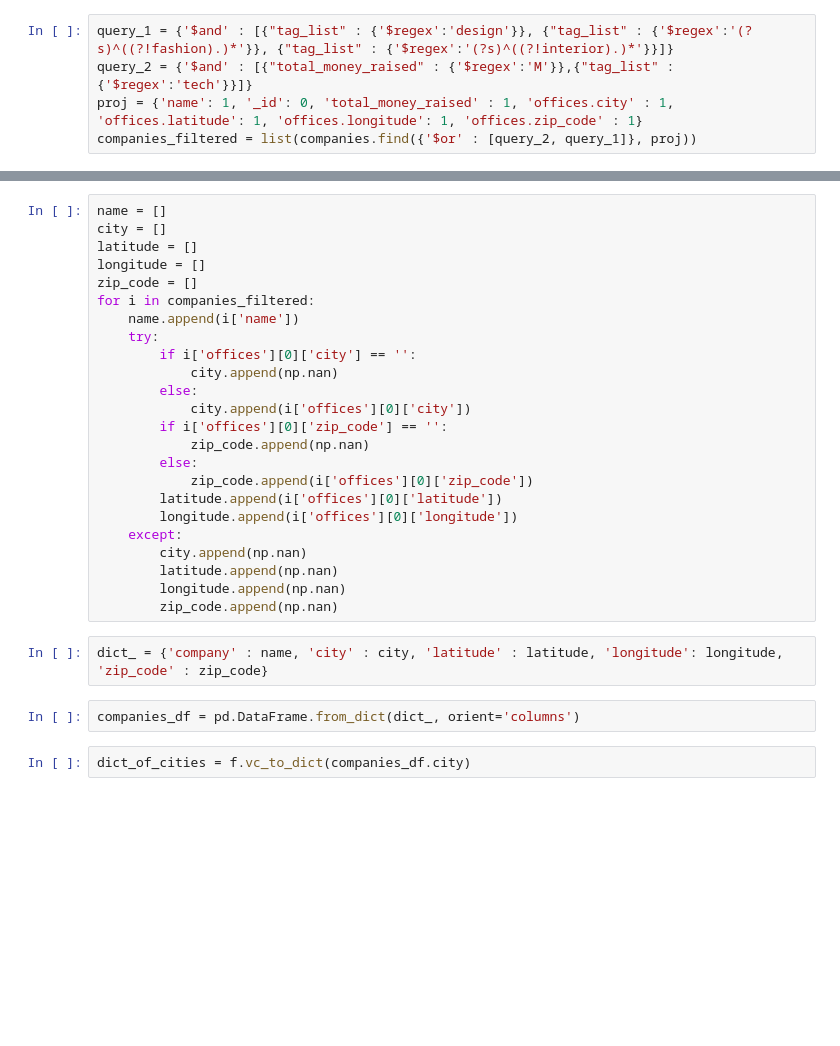
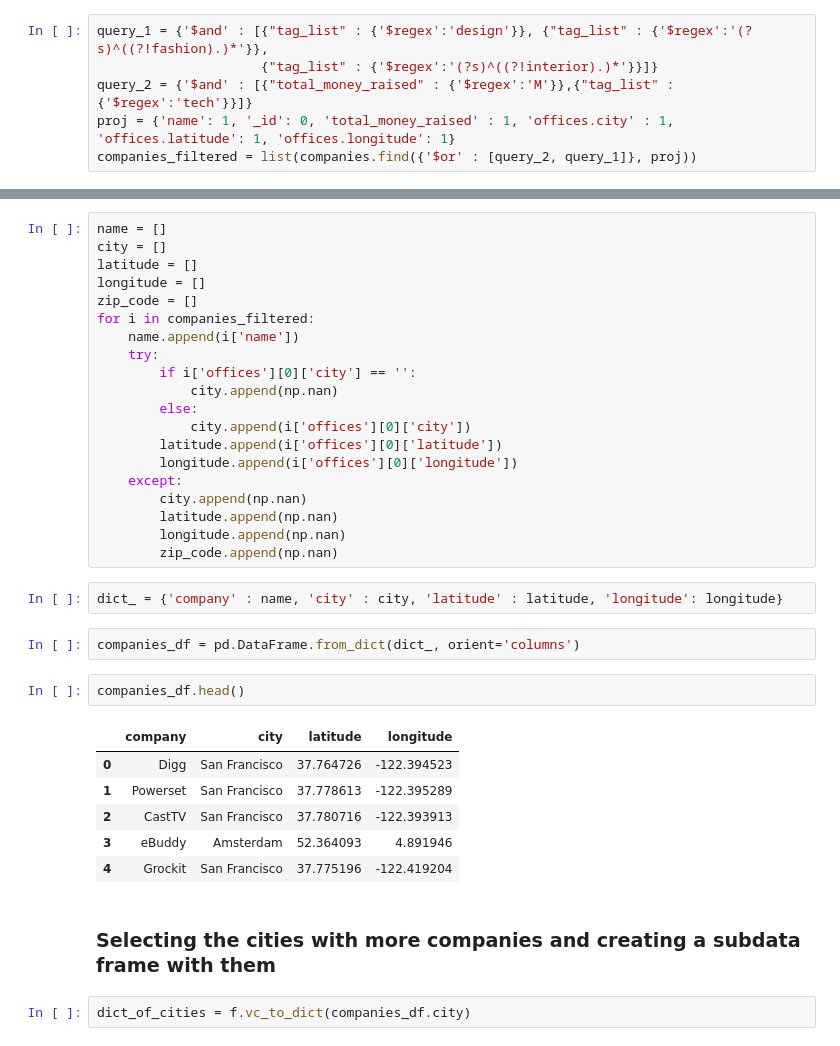
Before and after one commit to julistary/GeoSpatial_Data_Project, a Jupyter notebook: 1.selecting_cities.ipynb, the cells around one changed output, grey strips where cells are left out. Saved outputs shown, nothing was run; the diff lists cells and outputs as text; blank space fills up the shorter version.

```diff
--- a/1.selecting_cities.ipynb
+++ b/1.selecting_cities.ipynb
@@ -16,7 +30,8 @@ All the tech companies that have raised at least 1 Million dollars
 # %%
-query_1 = {'$and' : [{"tag_list" : {'$regex':'design'}}, {"tag_list" : {'$regex':'(?s)^((?!fashion).)*'}}, {"tag_list" : {'$regex':'(?s)^((?!interior).)*'}}]}
+query_1 = {'$and' : [{"tag_list" : {'$regex':'design'}}, {"tag_list" : {'$regex':'(?s)^((?!fashion).)*'}},
+                     {"tag_list" : {'$regex':'(?s)^((?!interior).)*'}}]}
 query_2 = {'$and' : [{"total_money_raised" : {'$regex':'M'}},{"tag_list" : {'$regex':'tech'}}]}
-proj = {'name': 1, '_id': 0, 'total_money_raised' : 1, 'offices.city' : 1, 'offices.latitude': 1, 'offices.longitude': 1, 'offices.zip_code' : 1}
+proj = {'name': 1, '_id': 0, 'total_money_raised' : 1, 'offices.city' : 1, 'offices.latitude': 1, 'offices.longitude': 1}
 companies_filtered = list(companies.find({'$or' : [query_2, query_1]}, proj))
 # %%
 companies_filtered[0]
@@ -40,10 +56,6 @@ for i in companies_filtered:
             city.append(np.nan)
         else:
             city.append(i['offices'][0]['city'])
-        if i['offices'][0]['zip_code'] == '':
-            zip_code.append(np.nan)
-        else:
-            zip_code.append(i['offices'][0]['zip_code'])
         latitude.append(i['offices'][0]['latitude'])
         longitude.append(i['offices'][0]['longitude'])
     except:
@@ -52,9 +64,20 @@ for i in companies_filtered:
         longitude.append(np.nan)
         zip_code.append(np.nan)
 # %%
-dict_ = {'company' : name, 'city' : city, 'latitude' : latitude, 'longitude': longitude, 'zip_code' : zip_code}
+dict_ = {'company' : name, 'city' : city, 'latitude' : latitude, 'longitude': longitude}
 # %%
 companies_df = pd.DataFrame.from_dict(dict_, orient='columns')
+# %%
+companies_df.head()
+# %% [output]
+|  | company | city | latitude | longitude |
+| 0 | Digg | San Francisco | 37.764726 | -122.394523 |
+| 1 | Powerset | San Francisco | 37.778613 | -122.395289 |
+| 2 | CastTV | San Francisco | 37.780716 | -122.393913 |
+| 3 | eBuddy | Amsterdam | 52.364093 | 4.891946 |
+| 4 | Grockit | San Francisco | 37.775196 | -122.419204 |
+# %% [markdown]
+### Selecting the cities with more companies and creating a subdata frame with them
 # %%
 dict_of_cities = f.vc_to_dict(companies_df.city)
 # %%
```
Also changed, not shown: parts of 23 cells of this notebook, 33 other files.
